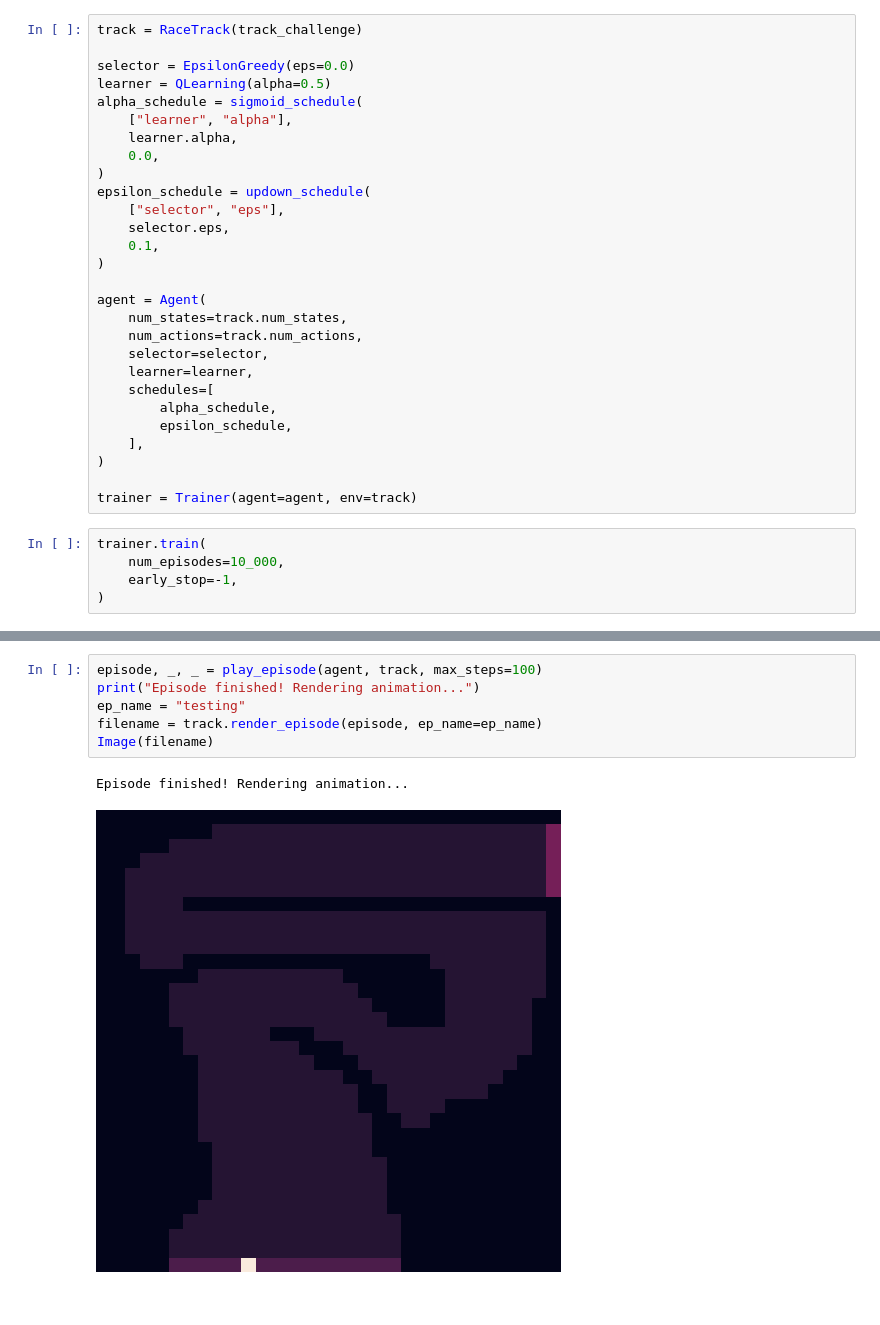
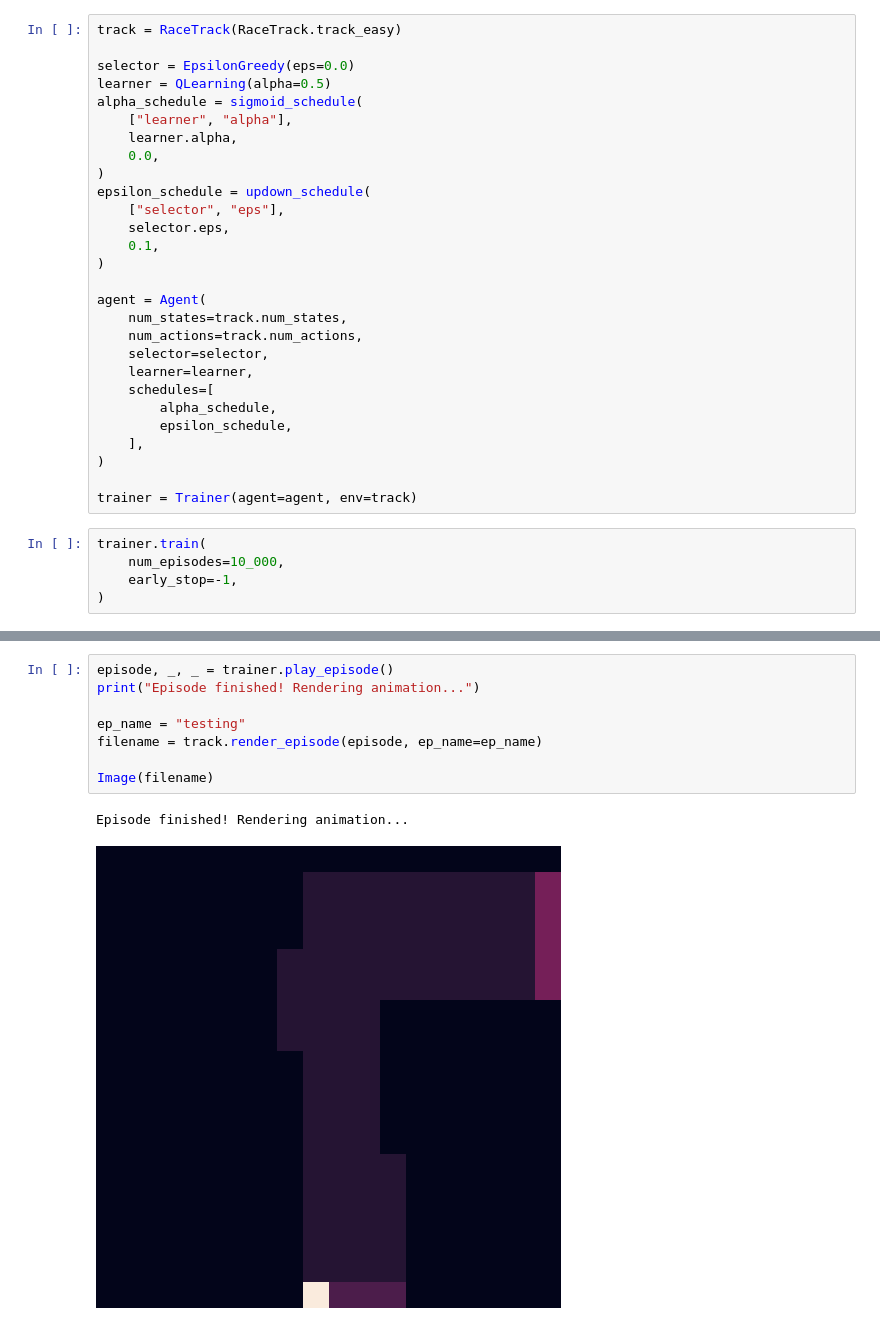
Before and after one commit to Fittiboy/journey, a Jupyter notebook: 999 - New agents testing.ipynb, the cells around one changed output, grey strips where cells are left out. Saved outputs shown, nothing was run; the diff lists cells and outputs as text.

```diff
--- a/999 - New agents testing.ipynb
+++ b/999 - New agents testing.ipynb
@@ -7,6 +9,6 @@ from Environments import RaceTrack, track_easy, track_hard, track_challenge, tra
 from IPython.display import Image
 # %%
-track = RaceTrack(track_challenge)
+track = RaceTrack(RaceTrack.track_easy)
 
 selector = EpsilonGreedy(eps=0.0)
 learner = QLearning(alpha=0.5)
@@ -48,9 +50,11 @@ plt.show()
 # %%
-episode, _, _ = play_episode(agent, track, max_steps=100)
+episode, _, _ = trainer.play_episode()
 print("Episode finished! Rendering animation...")
+
 ep_name = "testing"
 filename = track.render_episode(episode, ep_name=ep_name)
+
 Image(filename)
 # %% [output]
 Episode finished! Rendering animation...
-[figure, old version]
+[figure, new version]
```
Also changed, not shown: parts of 2 cells of this notebook, 4 other files.
